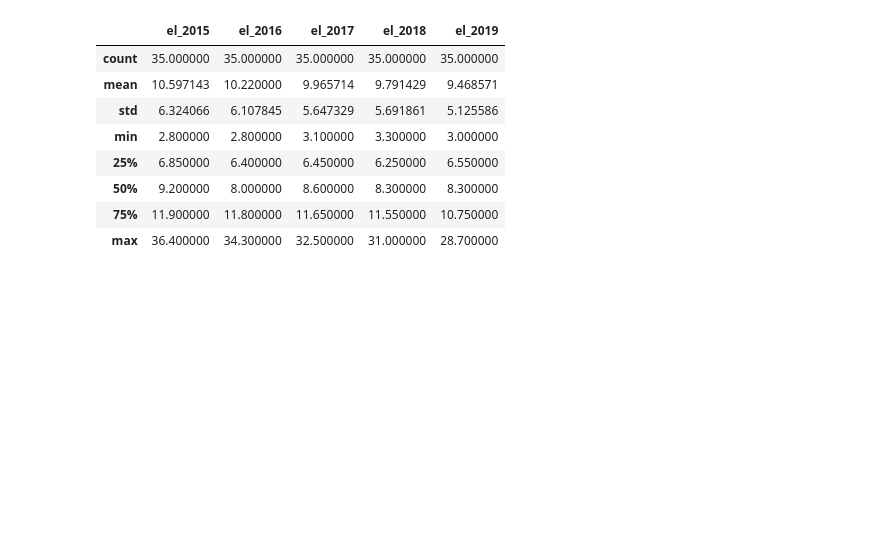
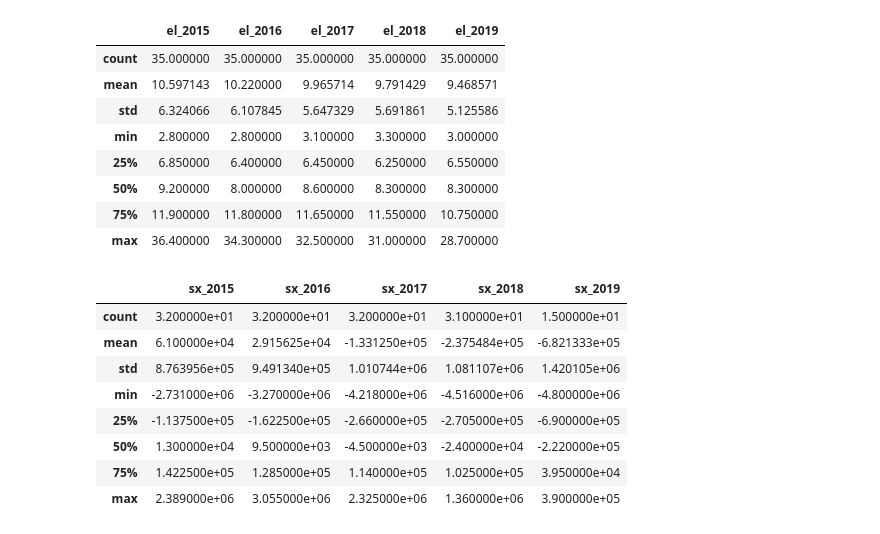
Before and after one commit to rockdonald2/europa2020visualization, a Jupyter notebook: static/python/cleanAndExploreData.ipynb, the cells around one changed output. Saved outputs shown, nothing was run; the diff lists cells and outputs as text; code cells hidden in the pictures; blank space fills up the shorter version.

```diff
--- a/static/python/cleanAndExploreData.ipynb
+++ b/static/python/cleanAndExploreData.ipynb
@@ -109,3 +109,15 @@ df[['el_2015', 'el_2016', 'el_2017', 'el_2018', 'el_2019']].describe()
 | 50% | 9.200000 | 8.000000 | 8.600000 | 8.300000 | 8.300000 |
 | 75% | 11.900000 | 11.800000 | 11.650000 | 11.550000 | 10.750000 |
 | max | 36.400000 | 34.300000 | 32.500000 | 31.000000 | 28.700000 |
+# %%
+df[['sx_2015', 'sx_2016', 'sx_2017', 'sx_2018', 'sx_2019']].describe()
+# %% [output]
+|  | sx_2015 | sx_2016 | sx_2017 | sx_2018 | sx_2019 |
+| count | 3.200000e+01 | 3.200000e+01 | 3.200000e+01 | 3.100000e+01 | 1.500000e+01 |
+| mean | 6.100000e+04 | 2.915625e+04 | -1.331250e+05 | -2.375484e+05 | -6.821333e+05 |
+| std | 8.763956e+05 | 9.491340e+05 | 1.010744e+06 | 1.081107e+06 | 1.420105e+06 |
+| min | -2.731000e+06 | -3.270000e+06 | -4.218000e+06 | -4.516000e+06 | -4.800000e+06 |
+| 25% | -1.137500e+05 | -1.622500e+05 | -2.660000e+05 | -2.705000e+05 | -6.900000e+05 |
+| 50% | 1.300000e+04 | 9.500000e+03 | -4.500000e+03 | -2.400000e+04 | -2.220000e+05 |
+| 75% | 1.422500e+05 | 1.285000e+05 | 1.140000e+05 | 1.025000e+05 | 3.950000e+04 |
+| max | 2.389000e+06 | 3.055000e+06 | 2.325000e+06 | 1.360000e+06 | 3.900000e+05 |
```
Also changed, not shown: 10 other files.
